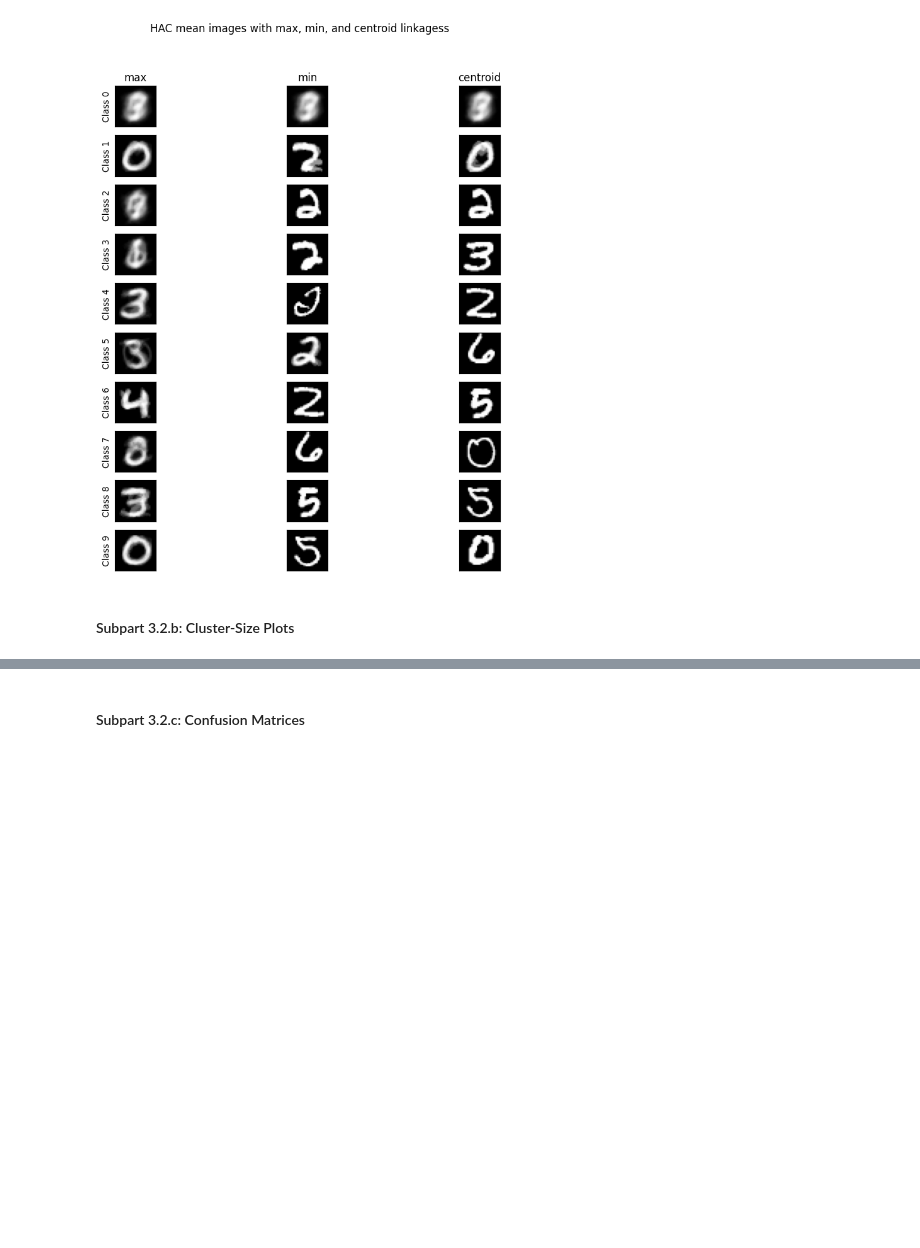
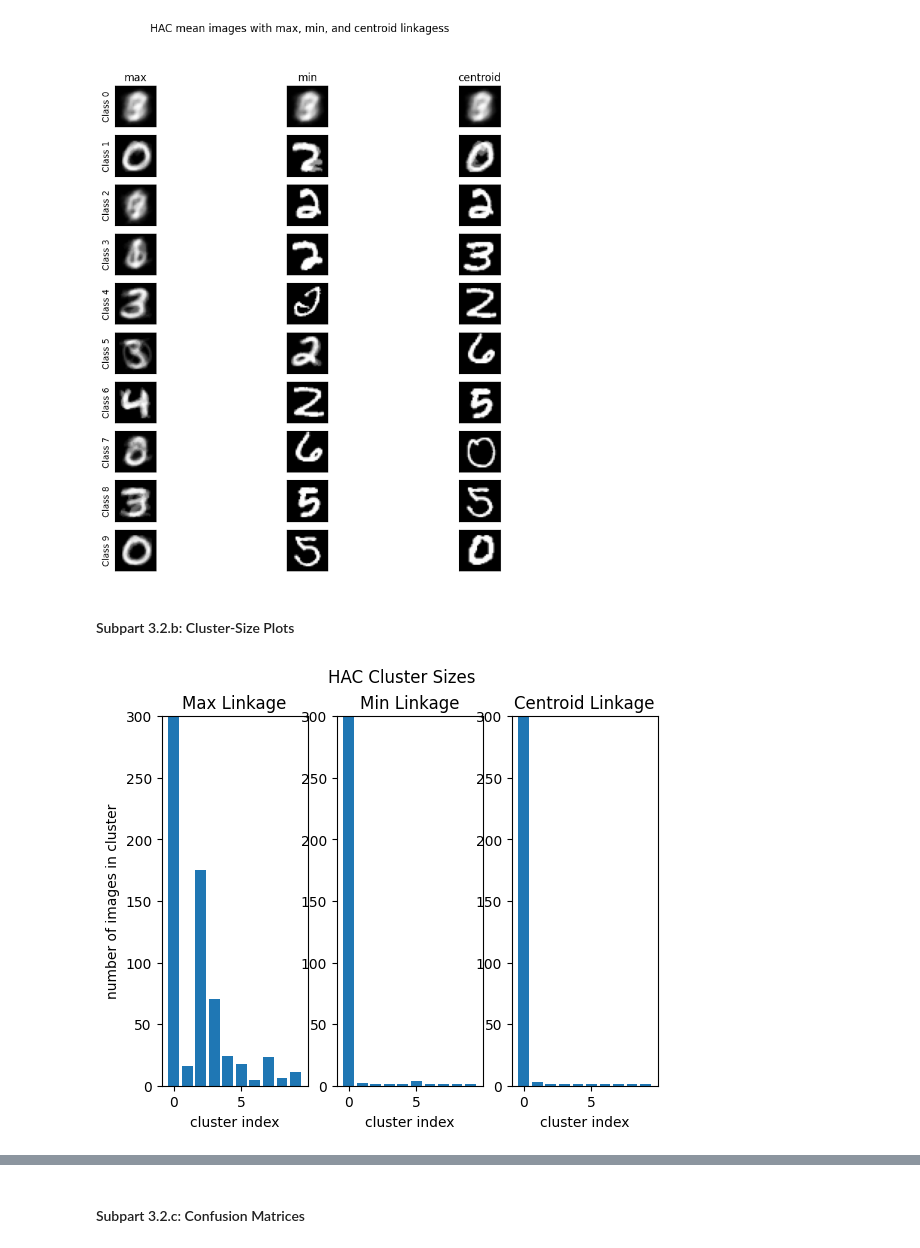
Before and after one commit to veselyo/cs181, a Jupyter notebook: hw5/hw5_release.ipynb, the cells around one changed output, grey strips where cells are left out. Cells and saved outputs as stored; diff of their text form; code cells hidden in the pictures; blank space fills up the shorter version.

```diff
--- a/hw5/hw5_release.ipynb
+++ b/hw5/hw5_release.ipynb
@@ -1100,24 +1100,26 @@ Done: centroid
 # %%
 # HAC graphs
 def plot_cluster_sizes(n_clusters, cluster_sizes, filename=None):
     fig, (ax1, ax2, ax3) = plt.subplots(1, 3)
     fig.suptitle("HAC Cluster Sizes")
     ax1.set_ylabel('number of images in cluster')
     cluster_idxs = [i for i in range(n_clusters)]
 
     def plot_sizes_per_linkage(ax, sizes, linkage):
         ax.bar(cluster_idxs, sizes)
         ax.set_title(f'{linkage} Linkage')
         ax.set_xlabel('cluster index')
         ax.set_ylim(0, 300)
 
     plot_sizes_per_linkage(ax1, cluster_sizes[0], 'Max')
     plot_sizes_per_linkage(ax2, cluster_sizes[1], 'Min')
     plot_sizes_per_linkage(ax3, cluster_sizes[2], 'Centroid')
     if filename:
         plt.savefig(f'img_output/{filename}')
     plt.show()
-plot_cluster_sizes(n_clusters, cluster_sizes, filename='p2.5a.png')
+plot_cluster_sizes(n_clusters, cluster_sizes, filename='3.6a.png')
+# %% [output]
+[figure, added]
 # %%
 # K-means graphs
 def plot_cluster_sizes(n_clusters, cluster_sizes, filename=None):
```
Also changed, not shown: parts of 1 cell of this notebook, 2 other files.
